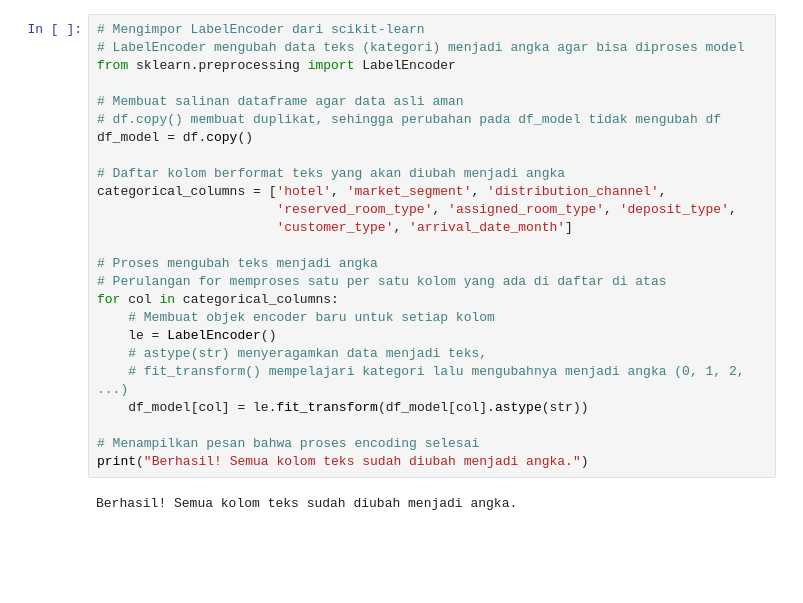
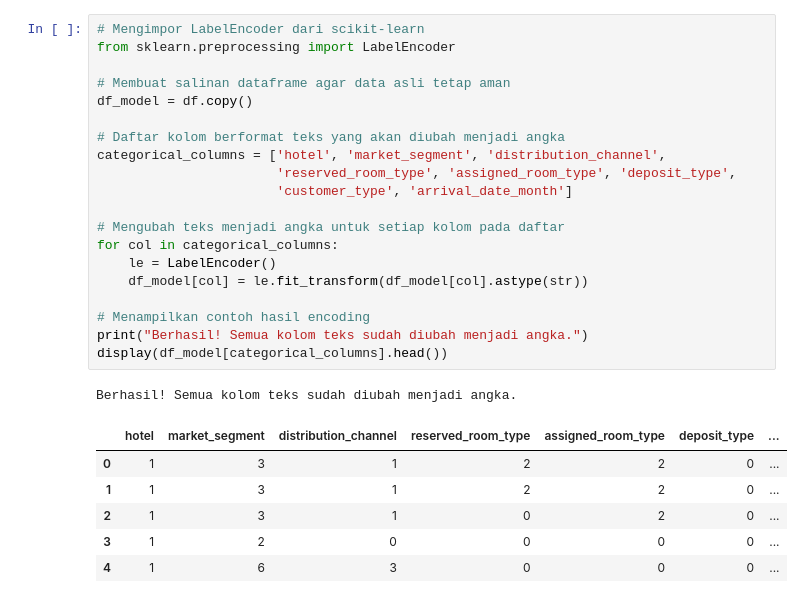
Before and after one commit to AlfawaidAlfa22/klasifikasi-hotel-booking-alfawaid, a Jupyter notebook: hotel booking demand.ipynb, the cells around one changed output. Saved outputs shown, nothing was run; the diff lists cells and outputs as text; blank space fills up the shorter version.

Commit message:
Memperbarui README dan menambahkan penjelasan pada kode

```diff
--- a/hotel booking demand.ipynb
+++ b/hotel booking demand.ipynb
@@ -35,27 +158,28 @@ Sisa Missing Values setelah dibersihkan: 0
 # %%
 # Mengimpor LabelEncoder dari scikit-learn
-# LabelEncoder mengubah data teks (kategori) menjadi angka agar bisa diproses model
 from sklearn.preprocessing import LabelEncoder
 
-# Membuat salinan dataframe agar data asli aman
-# df.copy() membuat duplikat, sehingga perubahan pada df_model tidak mengubah df
+# Membuat salinan dataframe agar data asli tetap aman
 df_model = df.copy()
 
 # Daftar kolom berformat teks yang akan diubah menjadi angka
 categorical_columns = ['hotel', 'market_segment', 'distribution_channel',
                        'reserved_room_type', 'assigned_room_type', 'deposit_type',
                        'customer_type', 'arrival_date_month']
 
-# Proses mengubah teks menjadi angka
-# Perulangan for memproses satu per satu kolom yang ada di daftar di atas
+# Mengubah teks menjadi angka untuk setiap kolom pada daftar
 for col in categorical_columns:
-    # Membuat objek encoder baru untuk setiap kolom
     le = LabelEncoder()
-    # astype(str) menyeragamkan data menjadi teks,
-    # fit_transform() mempelajari kategori lalu mengubahnya menjadi angka (0, 1, 2, ...)
     df_model[col] = le.fit_transform(df_model[col].astype(str))
 
-# Menampilkan pesan bahwa proses encoding selesai
+# Menampilkan contoh hasil encoding
 print("Berhasil! Semua kolom teks sudah diubah menjadi angka.")
+display(df_model[categorical_columns].head())
 # %% [output]
 Berhasil! Semua kolom teks sudah diubah menjadi angka.
+|  | hotel | market_segment | distribution_channel | reserved_room_type | assigned_room_type | deposit_type | ... |
+| 0 | 1 | 3 | 1 | 2 | 2 | 0 | ... |
+| 1 | 1 | 3 | 1 | 2 | 2 | 0 | ... |
+| 2 | 1 | 3 | 1 | 0 | 2 | 0 | ... |
+| 3 | 1 | 2 | 0 | 0 | 0 | 0 | ... |
+| 4 | 1 | 6 | 3 | 0 | 0 | 0 | ... |
```
Also changed, not shown: parts of 23 cells of this notebook, 1 other file.
